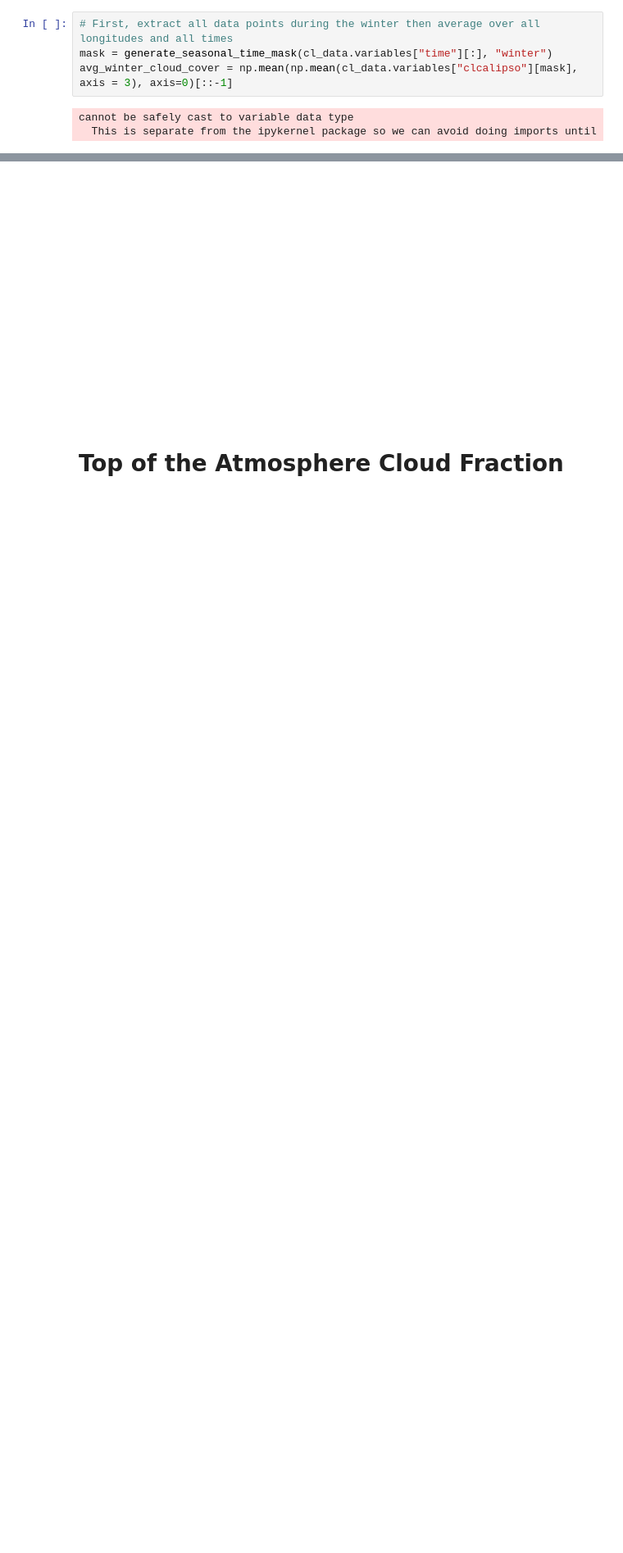
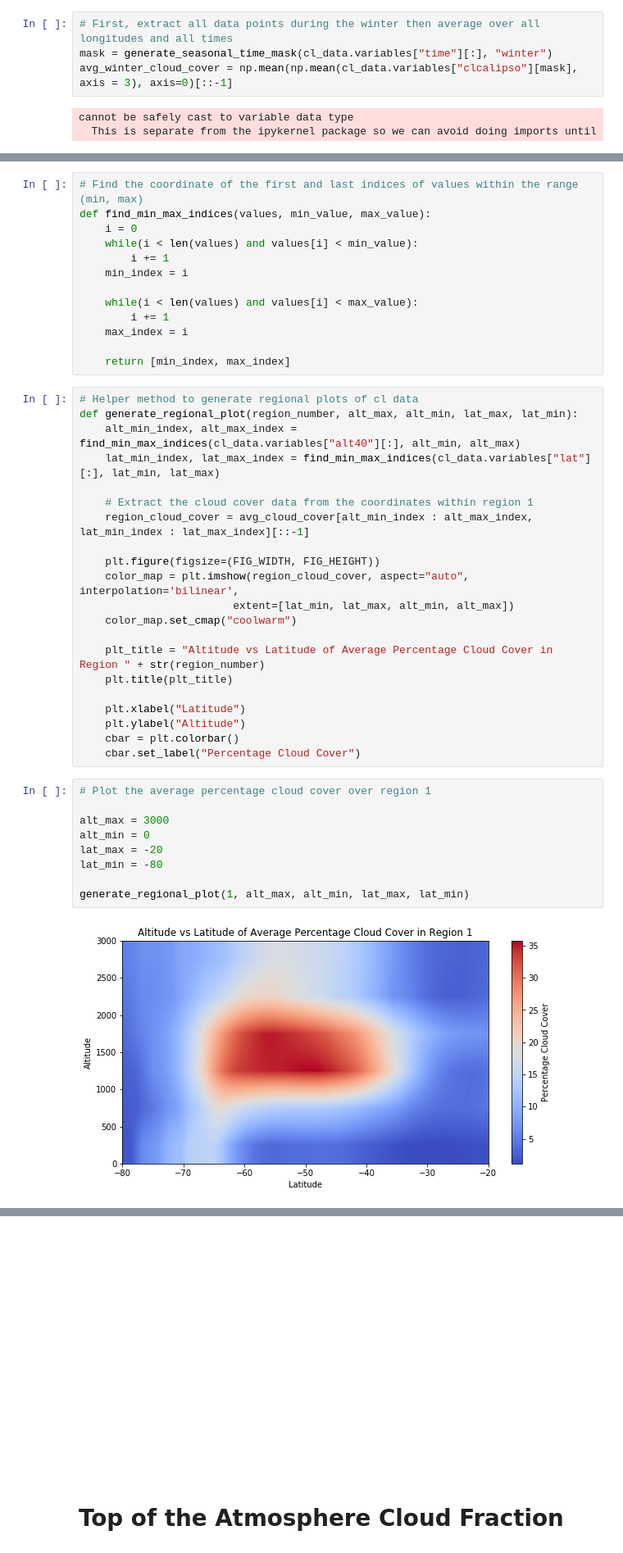
Before and after one commit to maddiebeagley/Climate-Modelling-Lab, a Jupyter notebook: 390Lab.ipynb, the cells around one changed output, grey strips where cells are left out. Shown at 82% size. Cells and saved outputs as stored; diff of their text form; blank space fills up the shorter version.

```diff
--- a/390Lab.ipynb
+++ b/390Lab.ipynb
@@ -211,0 +201,45 @@ cbar.set_label("Percentage Cloud Cover")
+# %%
+# Find the coordinate of the first and last indices of values within the range (min, max)
+def find_min_max_indices(values, min_value, max_value):
+    i = 0
+    while(i < len(values) and values[i] < min_value):
+        i += 1
+    min_index = i
+
+    while(i < len(values) and values[i] < max_value):
+        i += 1
+    max_index = i
+
+    return [min_index, max_index]
+# %%
+# Helper method to generate regional plots of cl data
+def generate_regional_plot(region_number, alt_max, alt_min, lat_max, lat_min):
+    alt_min_index, alt_max_index = find_min_max_indices(cl_data.variables["alt40"][:], alt_min, alt_max)
+    lat_min_index, lat_max_index = find_min_max_indices(cl_data.variables["lat"][:], lat_min, lat_max)
+
+    # Extract the cloud cover data from the coordinates within region 1
+    region_cloud_cover = avg_cloud_cover[alt_min_index : alt_max_index, lat_min_index : lat_max_index][::-1]
+
+    plt.figure(figsize=(FIG_WIDTH, FIG_HEIGHT))
+    color_map = plt.imshow(region_cloud_cover, aspect="auto", interpolation='bilinear',
+                        extent=[lat_min, lat_max, alt_min, alt_max])
+    color_map.set_cmap("coolwarm")
+
+    plt_title = "Altitude vs Latitude of Average Percentage Cloud Cover in Region " + str(region_number)
+    plt.title(plt_title)
+
+    plt.xlabel("Latitude")
+    plt.ylabel("Altitude")
+    cbar = plt.colorbar()
+    cbar.set_label("Percentage Cloud Cover")
+# %%
+# Plot the average percentage cloud cover over region 1
+
+alt_max = 3000
+alt_min = 0
+lat_max = -20
+lat_min = -80
+
+generate_regional_plot(1, alt_max, alt_min, lat_max, lat_min)
+# %% [output]
+[figure, added]
```
Also changed, not shown: parts of 11 cells of this notebook.
